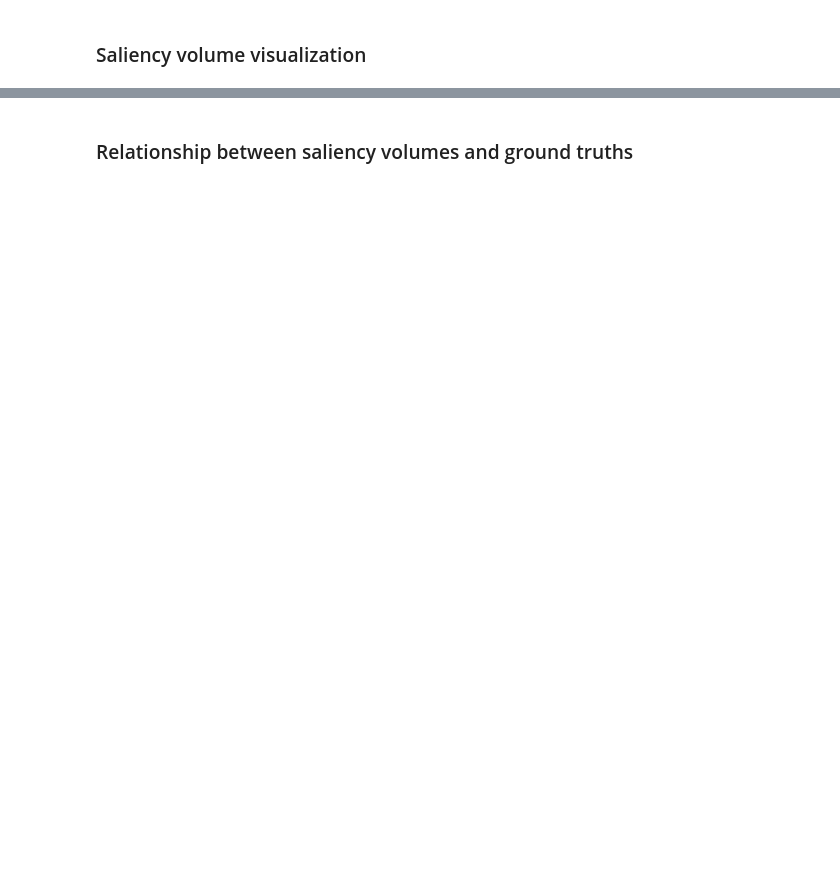
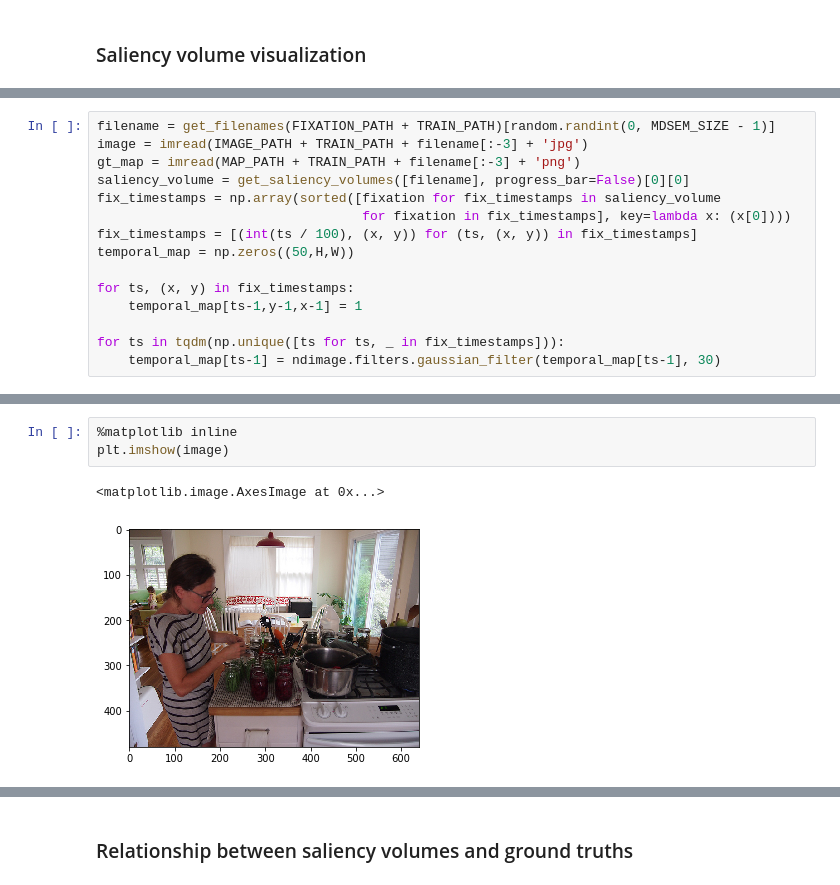
Before and after one commit to LudoHoff/TemporalSaliencyPrediction, a Jupyter notebook: SaliconParser.ipynb, the cells around one changed output, grey strips where cells are left out. Drawn from its saved outputs; the diff is of its cells as text; blank space fills up the shorter version.

```diff
--- a/SaliconParser.ipynb
+++ b/SaliconParser.ipynb
@@ -305,0 +366,15 @@ display_images(maps, image)
+# %%
+filename = get_filenames(FIXATION_PATH + TRAIN_PATH)[random.randint(0, MDSEM_SIZE - 1)]
+image = imread(IMAGE_PATH + TRAIN_PATH + filename[:-3] + 'jpg')
+gt_map = imread(MAP_PATH + TRAIN_PATH + filename[:-3] + 'png')
+saliency_volume = get_saliency_volumes([filename], progress_bar=False)[0][0]
+fix_timestamps = np.array(sorted([fixation for fix_timestamps in saliency_volume
+                                  for fixation in fix_timestamps], key=lambda x: (x[0])))
+fix_timestamps = [(int(ts / 100), (x, y)) for (ts, (x, y)) in fix_timestamps]
+temporal_map = np.zeros((50,H,W))
+
+for ts, (x, y) in fix_timestamps:
+    temporal_map[ts-1,y-1,x-1] = 1
+
+for ts in tqdm(np.unique([ts for ts, _ in fix_timestamps])):
+    temporal_map[ts-1] = ndimage.filters.gaussian_filter(temporal_map[ts-1], 30)
@@ -305,0 +392,6 @@ display_images(maps, image)
+# %%
+%matplotlib inline
+plt.imshow(image)
+# %% [output]
+<matplotlib.image.AxesImage at 0x...>
+[figure, added]
```
Also changed, not shown: parts of 38 cells of this notebook.
